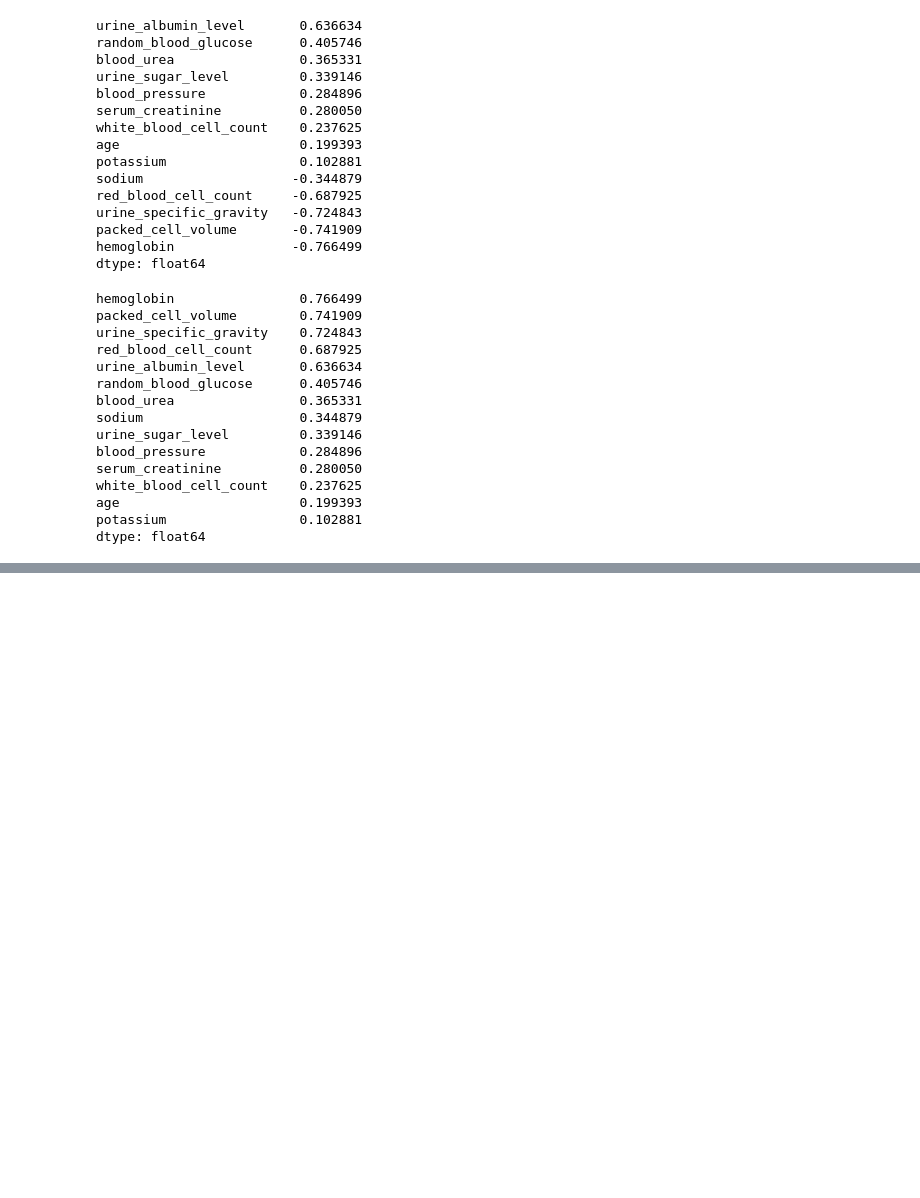
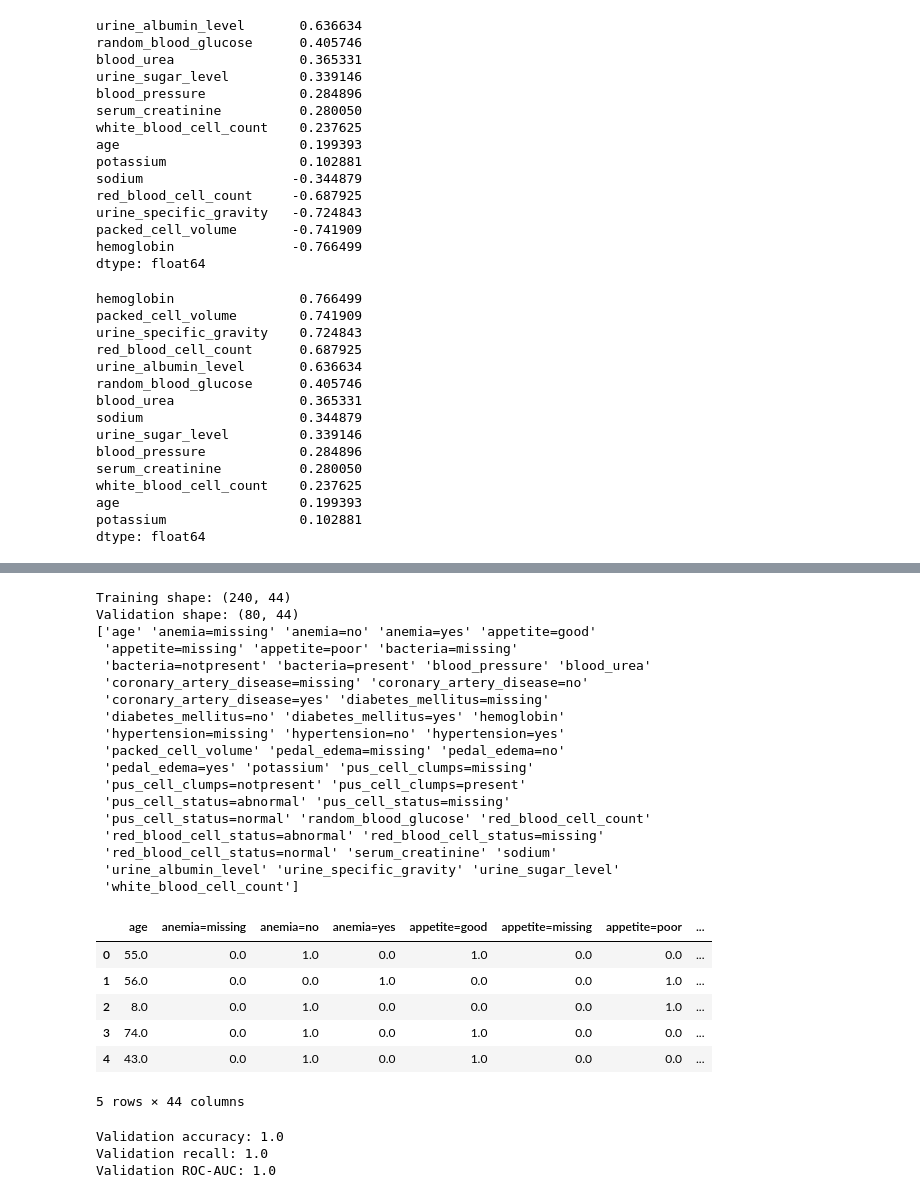
Before and after one commit to amnsyhrl1512/ml_course, a Jupyter notebook: midterm.ipynb, the cells around one changed output, grey strips where cells are left out. Cells and saved outputs as stored; diff of their text form; code cells hidden in the pictures; blank space fills up the shorter version.

```diff
--- a/midterm.ipynb
+++ b/midterm.ipynb
@@ -336,0 +369,47 @@ NameError: name 'categorical' is not defined
+# %%
+print("Training shape:", X_train.shape)
+print("Validation shape:", X_val.shape)
+
+print(dv.get_feature_names_out())
+
+display(encoded_df.head())
+# %% [output]
+Training shape: (240, 44)
+Validation shape: (80, 44)
+['age' 'anemia=missing' 'anemia=no' 'anemia=yes' 'appetite=good'
+ 'appetite=missing' 'appetite=poor' 'bacteria=missing'
+ 'bacteria=notpresent' 'bacteria=present' 'blood_pressure' 'blood_urea'
+ 'coronary_artery_disease=missing' 'coronary_artery_disease=no'
+ 'coronary_artery_disease=yes' 'diabetes_mellitus=missing'
+ 'diabetes_mellitus=no' 'diabetes_mellitus=yes' 'hemoglobin'
+ 'hypertension=missing' 'hypertension=no' 'hypertension=yes'
+ 'packed_cell_volume' 'pedal_edema=missing' 'pedal_edema=no'
+ 'pedal_edema=yes' 'potassium' 'pus_cell_clumps=missing'
+ 'pus_cell_clumps=notpresent' 'pus_cell_clumps=present'
+ 'pus_cell_status=abnormal' 'pus_cell_status=missing'
+ 'pus_cell_status=normal' 'random_blood_glucose' 'red_blood_cell_count'
+ 'red_blood_cell_status=abnormal' 'red_blood_cell_status=missing'
+ 'red_blood_cell_status=normal' 'serum_creatinine' 'sodium'
+ 'urine_albumin_level' 'urine_specific_gravity' 'urine_sugar_level'
+ 'white_blood_cell_count']
+|  | age | anemia=missing | anemia=no | anemia=yes | appetite=good | appetite=missing | appetite=poor | ... |
+| 0 | 55.0 | 0.0 | 1.0 | 0.0 | 1.0 | 0.0 | 0.0 | ... |
+| 1 | 56.0 | 0.0 | 0.0 | 1.0 | 0.0 | 0.0 | 1.0 | ... |
+| 2 | 8.0 | 0.0 | 1.0 | 0.0 | 0.0 | 0.0 | 1.0 | ... |
+| 3 | 74.0 | 0.0 | 1.0 | 0.0 | 1.0 | 0.0 | 0.0 | ... |
+| 4 | 43.0 | 0.0 | 1.0 | 0.0 | 1.0 | 0.0 | 0.0 | ... |
+5 rows × 44 columns
+# %%
+model = LogisticRegression(solver="liblinear", max_iter=1000, random_state=1)
+model.fit(X_train, y_train)
+
+y_pred_proba = model.predict_proba(X_val)[:, 1]
+y_pred = (y_pred_proba >= 0.5).astype(int)
+
+print("Validation accuracy:", round(accuracy_score(y_val, y_pred), 3))
+print("Validation recall:", round(recall_score(y_val, y_pred, zero_division=0), 3))
+print("Validation ROC-AUC:", round(roc_auc_score(y_val, y_pred_proba), 3))
+# %% [output]
+Validation accuracy: 1.0
+Validation recall: 1.0
+Validation ROC-AUC: 1.0
```
Also changed, not shown: parts of 7 cells of this notebook, 1 other file.
